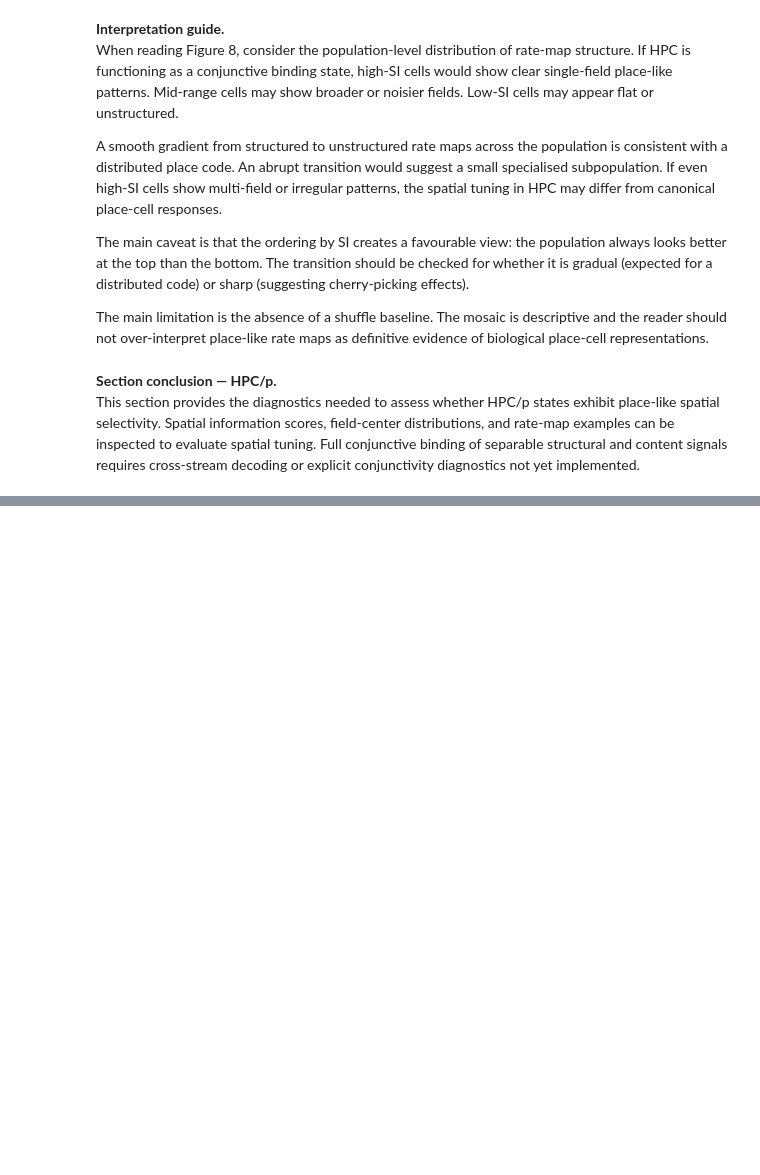
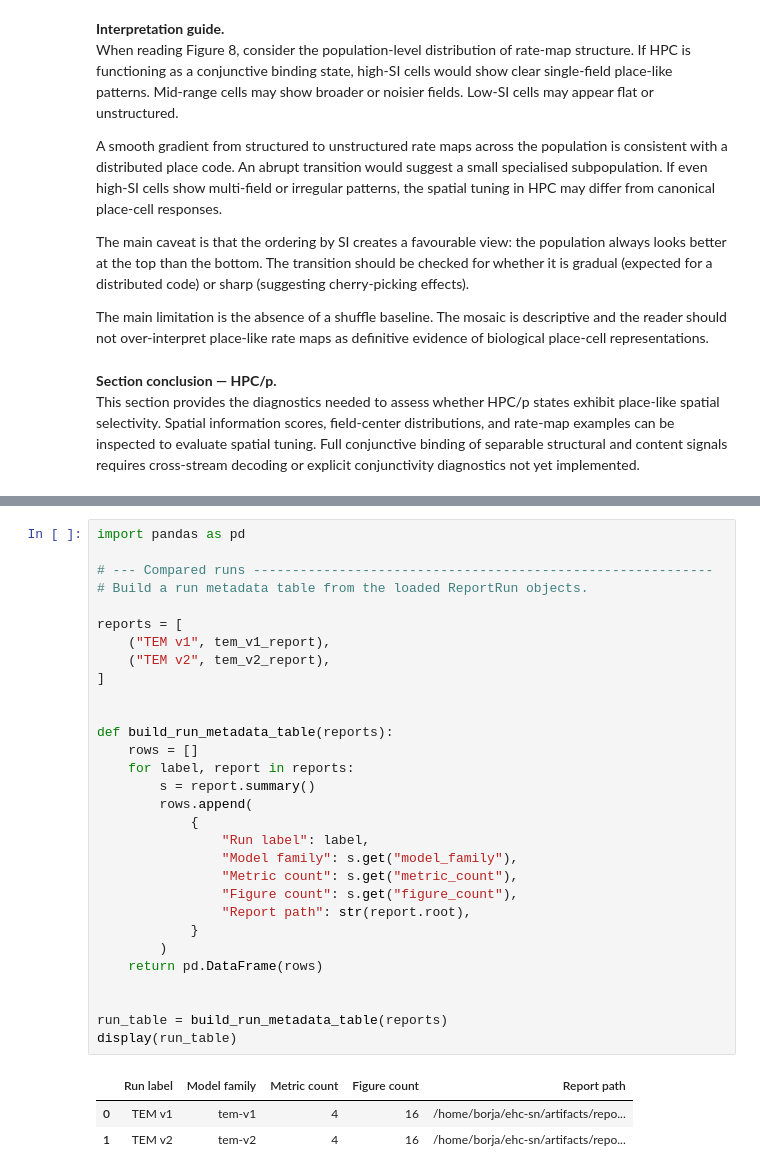
Before and after one commit to BorjaEst/ehc-sn, a Jupyter notebook: notebooks/01_structural_memory_report.ipynb, the cells around one changed output, grey strips where cells are left out. Cells and saved outputs as stored; diff of their text form; blank space fills up the shorter version.

```diff
--- a/notebooks/01_structural_memory_report.ipynb
+++ b/notebooks/01_structural_memory_report.ipynb
@@ -740,0 +868,34 @@ python scripts/reporting/run_report.py \
+# %%
+import pandas as pd
+
+# --- Compared runs -----------------------------------------------------------
+# Build a run metadata table from the loaded ReportRun objects.
+
+reports = [
+    ("TEM v1", tem_v1_report),
+    ("TEM v2", tem_v2_report),
+]
+
+
+def build_run_metadata_table(reports):
+    rows = []
+    for label, report in reports:
+        s = report.summary()
+        rows.append(
+            {
+                "Run label": label,
+                "Model family": s.get("model_family"),
+                "Metric count": s.get("metric_count"),
+                "Figure count": s.get("figure_count"),
+                "Report path": str(report.root),
+            }
+        )
+    return pd.DataFrame(rows)
+
+
+run_table = build_run_metadata_table(reports)
+display(run_table)
+# %% [output]
+|  | Run label | Model family | Metric count | Figure count | Report path |
+| 0 | TEM v1 | tem-v1 | 4 | 16 | /home/borja/ehc-sn/artifacts/repo... |
+| 1 | TEM v2 | tem-v2 | 4 | 16 | /home/borja/ehc-sn/artifacts/repo... |
```
Also changed, not shown: parts of 38 cells of this notebook, 1 other file.
